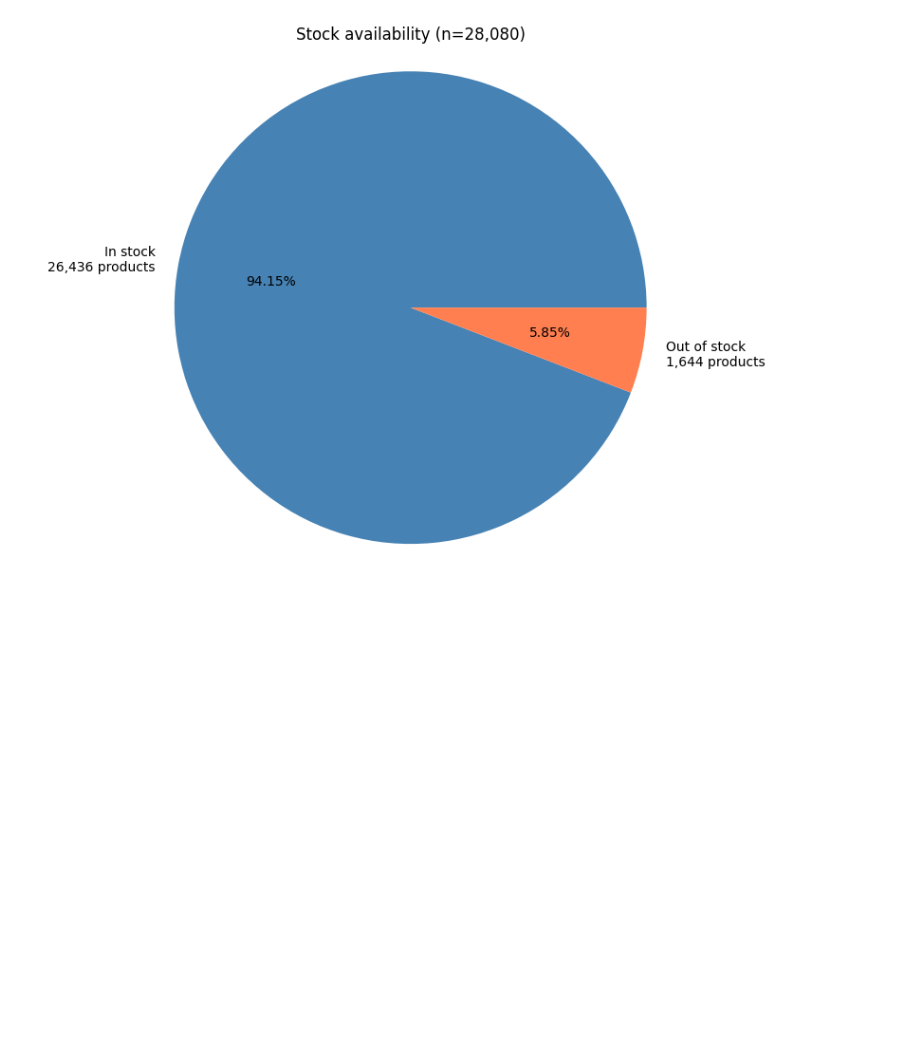
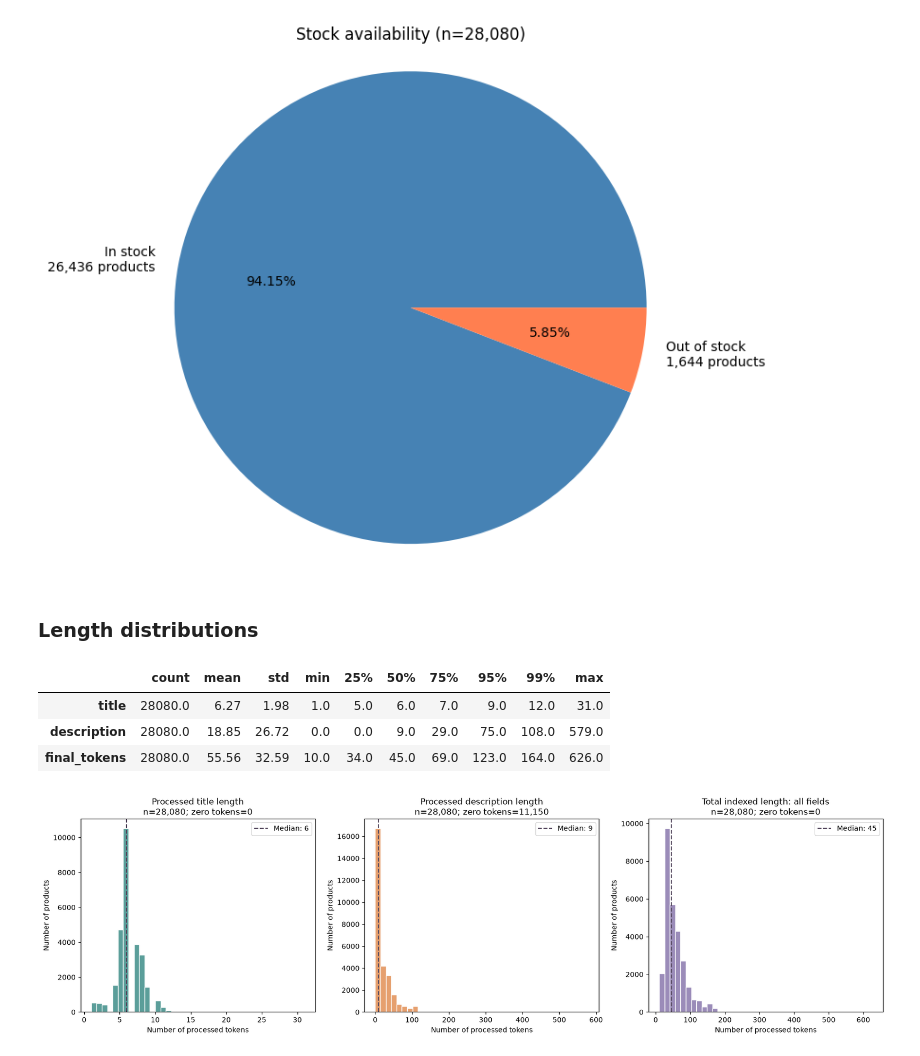
Before and after one commit to froggyalchemist/irwa-search-engine, a Jupyter notebook: project_progress/part_1/preprocessing.ipynb, the cells around one changed output. Cells and saved outputs as stored; diff of their text form; code cells hidden in the pictures; blank space fills up the shorter version.

```diff
--- a/project_progress/part_1/preprocessing.ipynb
+++ b/project_progress/part_1/preprocessing.ipynb
@@ -446,3 +449,55 @@ plt.tight_layout()
 plt.show()
 # %% [output]
 [figure]
+# %% [markdown]
+### Length distributions
+# %%
+# same index_cols from preprocessing; product_details was added afterward
+eda_index_fields = [*index_cols, "product_details"]
+
+# count of existing tokens once per field and product
+token_lengths = index_df[eda_index_fields].apply(lambda column: column.map(len))
+text_lengths = token_lengths[["title", "description"]].copy()
+text_lengths["final_tokens"] = token_lengths.sum(axis=1)
+
+display(
+    text_lengths.describe(
+        percentiles=[0.25, 0.5, 0.75, 0.95, 0.99]
+    ).round(2).T
+)
+
+fig, axes = plt.subplots(1, 3, figsize=(17, 5))
+
+length_panels = [
+    ("title", "Processed title length", "#5B9E9A"),
+    ("description", "Processed description length", "#E6A06F"),
+    ("final_tokens", "Total indexed length: all fields", "#9B8CB9")
+]
+
+for ax, (column, title, color) in zip(axes, length_panels):
+    values = text_lengths[column]
+
+    ax.hist(values, bins=40, color=color, edgecolor="white")
+    ax.axvline(
+        values.median(),
+        color="#574B60",
+        linestyle="--",
+        label=f"Median: {values.median():.0f}"
+    )
+
+    ax.set_title(
+        f"{title}\n"
+        f"n={len(values):,}; zero tokens={values.eq(0).sum():,}"
+    )
+    ax.set_xlabel("Number of processed tokens")
+    ax.set_ylabel("Number of products")
+    ax.legend()
+
+plt.tight_layout()
+plt.show()
+# %% [output]
+|  | count | mean | std | min | 25% | 50% | 75% | 95% | 99% | max |
+| title | 28080.0 | 6.27 | 1.98 | 1.0 | 5.0 | 6.0 | 7.0 | 9.0 | 12.0 | 31.0 |
+| description | 28080.0 | 18.85 | 26.72 | 0.0 | 0.0 | 9.0 | 29.0 | 75.0 | 108.0 | 579.0 |
+| final_tokens | 28080.0 | 55.56 | 32.59 | 10.0 | 34.0 | 45.0 | 69.0 | 123.0 | 164.0 | 626.0 |
+[figure, added]
```
Also changed, not shown: parts of 23 cells of this notebook, 1 other file.
